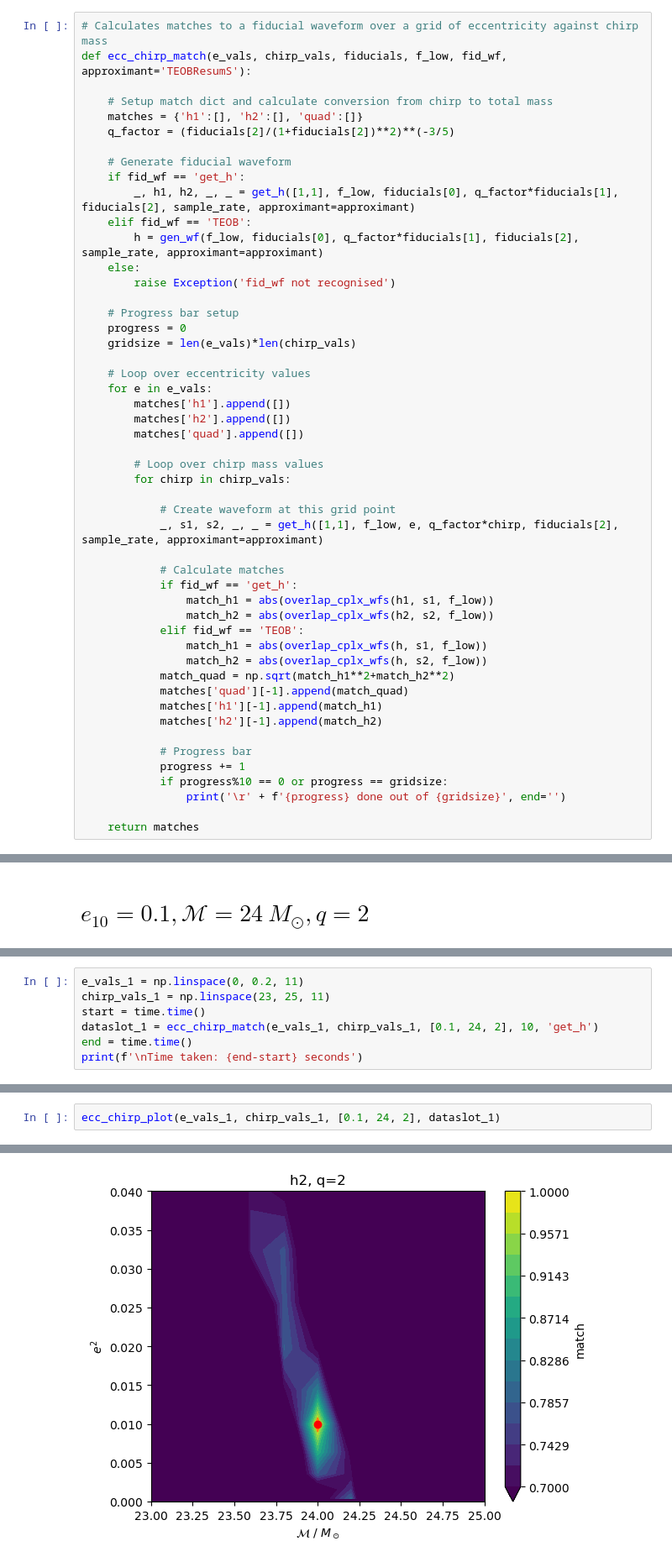
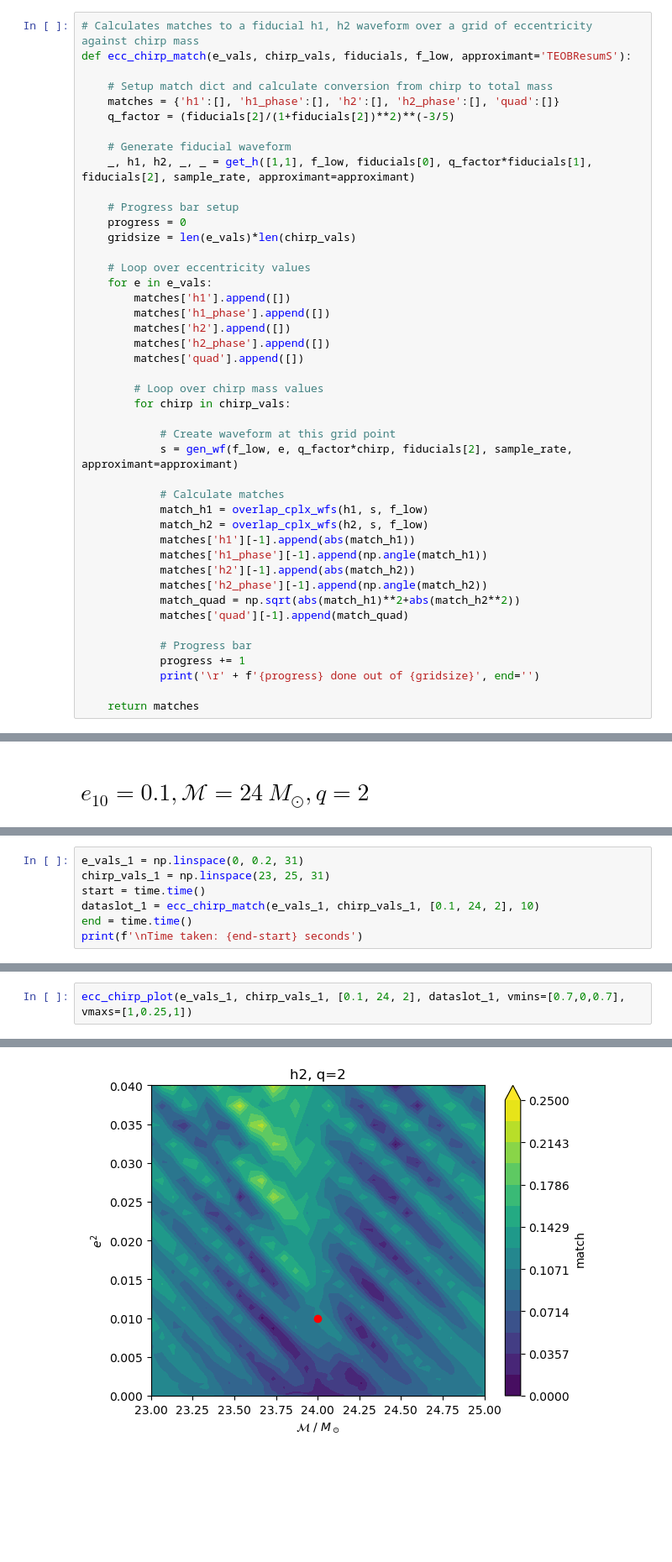
Before and after one commit to BenGPatterson/EccentricBinaries, a Jupyter notebook: notebooks/e_sqrd_chirp_plots.ipynb, the cells around one changed output, grey strips where cells are left out. Shown at 84% size. Drawn from its saved outputs; the diff is of its cells as text; blank space fills up the shorter version.

Commit message:
phase e^2 against chirp plots, and relation to shifted frequency

```diff
--- a/notebooks/e_sqrd_chirp_plots.ipynb
+++ b/notebooks/e_sqrd_chirp_plots.ipynb
@@ -8,20 +8,15 @@ sample_rate = 4096
 # %% [markdown]
 # e^2 against chirp mass plots
 # %%
-# Calculates matches to a fiducial waveform over a grid of eccentricity against chirp mass
-def ecc_chirp_match(e_vals, chirp_vals, fiducials, f_low, fid_wf, approximant='TEOBResumS'):
+# Calculates matches to a fiducial h1, h2 waveform over a grid of eccentricity against chirp mass
+def ecc_chirp_match(e_vals, chirp_vals, fiducials, f_low, approximant='TEOBResumS'):
 
     # Setup match dict and calculate conversion from chirp to total mass
-    matches = {'h1':[], 'h2':[], 'quad':[]}
+    matches = {'h1':[], 'h1_phase':[], 'h2':[], 'h2_phase':[], 'quad':[]}
     q_factor = (fiducials[2]/(1+fiducials[2])**2)**(-3/5)
 
     # Generate fiducial waveform
-    if fid_wf == 'get_h':
-        _, h1, h2, _, _ = get_h([1,1], f_low, fiducials[0], q_factor*fiducials[1], fiducials[2], sample_rate, approximant=approximant)
-    elif fid_wf == 'TEOB':
-        h = gen_wf(f_low, fiducials[0], q_factor*fiducials[1], fiducials[2], sample_rate, approximant=approximant)
-    else:
-        raise Exception('fid_wf not recognised')
+    _, h1, h2, _, _ = get_h([1,1], f_low, fiducials[0], q_factor*fiducials[1], fiducials[2], sample_rate, approximant=approximant)
 
     # Progress bar setup
     progress = 0
@@ -30,30 +25,29 @@ def ecc_chirp_match(e_vals, chirp_vals, fiducials, f_low, fid_wf, approximant='T
     # Loop over eccentricity values
     for e in e_vals:
         matches['h1'].append([])
+        matches['h1_phase'].append([])
         matches['h2'].append([])
+        matches['h2_phase'].append([])
         matches['quad'].append([])
 
         # Loop over chirp mass values
         for chirp in chirp_vals:
 
             # Create waveform at this grid point
-            _, s1, s2, _, _ = get_h([1,1], f_low, e, q_factor*chirp, fiducials[2], sample_rate, approximant=approximant)
+            s = gen_wf(f_low, e, q_factor*chirp, fiducials[2], sample_rate, approximant=approximant)
 
             # Calculate matches
-            if fid_wf == 'get_h':
-                match_h1 = abs(overlap_cplx_wfs(h1, s1, f_low))
-                match_h2 = abs(overlap_cplx_wfs(h2, s2, f_low))
-            elif fid_wf == 'TEOB':
-                match_h1 = abs(overlap_cplx_wfs(h, s1, f_low))
-                match_h2 = abs(overlap_cplx_wfs(h, s2, f_low))
-            match_quad = np.sqrt(match_h1**2+match_h2**2)
+            match_h1 = overlap_cplx_wfs(h1, s, f_low)
+            match_h2 = overlap_cplx_wfs(h2, s, f_low)
+            matches['h1'][-1].append(abs(match_h1))
+            matches['h1_phase'][-1].append(np.angle(match_h1))
+            matches['h2'][-1].append(abs(match_h2))
+            matches['h2_phase'][-1].append(np.angle(match_h2))
+            match_quad = np.sqrt(abs(match_h1)**2+abs(match_h2**2))
             matches['quad'][-1].append(match_quad)
-            matches['h1'][-1].append(match_h1)
-            matches['h2'][-1].append(match_h2)
 
             # Progress bar
             progress += 1
-            if progress%10 == 0 or progress == gridsize:
-                print('\r' + f'{progress} done out of {gridsize}', end='')
+            print('\r' + f'{progress} done out of {gridsize}', end='')
 
     return matches
@@ -128,8 +106,8 @@ Matching h1 against fiducial h1, h2 against fiducial h2
 # %%
-e_vals_1 = np.linspace(0, 0.2, 11)
-chirp_vals_1 = np.linspace(23, 25, 11)
+e_vals_1 = np.linspace(0, 0.2, 31)
+chirp_vals_1 = np.linspace(23, 25, 31)
 start = time.time()
-dataslot_1 = ecc_chirp_match(e_vals_1, chirp_vals_1, [0.1, 24, 2], 10, 'get_h')
+dataslot_1 = ecc_chirp_match(e_vals_1, chirp_vals_1, [0.1, 24, 2], 10)
 end = time.time()
 print(f'\nTime taken: {end-start} seconds')
 # %% [output]
@@ -138,3 +116,3 @@ Time taken: 556.4682188034058 seconds
 # %%
-ecc_chirp_plot(e_vals_1, chirp_vals_1, [0.1, 24, 2], dataslot_1)
+ecc_chirp_plot(e_vals_1, chirp_vals_1, [0.1, 24, 2], dataslot_1, vmins=[0.7,0,0.7], vmaxs=[1,0.25,1])
 # %% [output]
@@ -142 +120 @@ ecc_chirp_plot(e_vals_1, chirp_vals_1, [0.1, 24, 2], dataslot_1)
-[figure, old version]
+[figure, new version]
```
Also changed, not shown: parts of 20 cells of this notebook, 4 other files.
